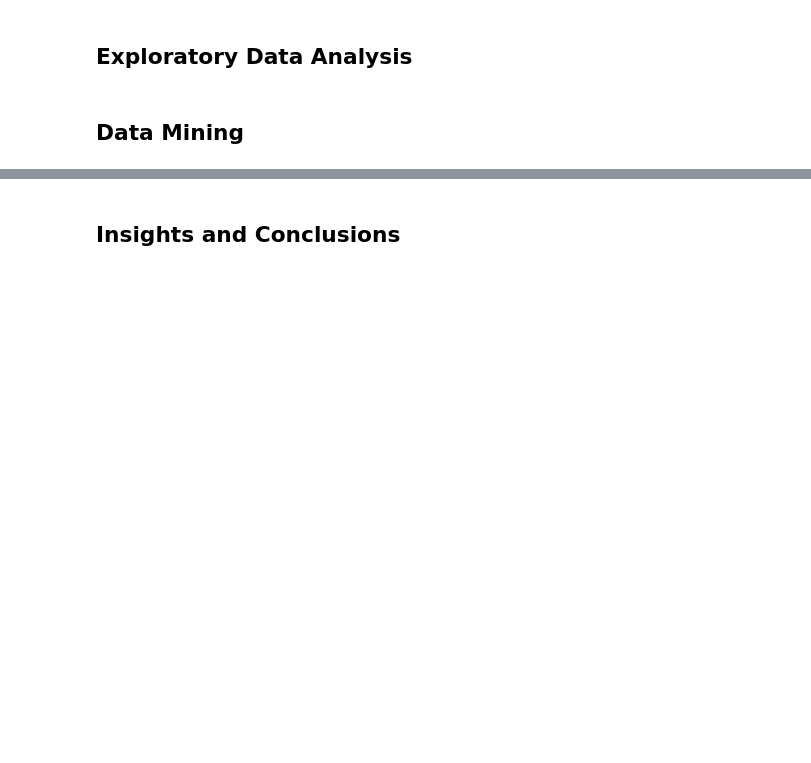
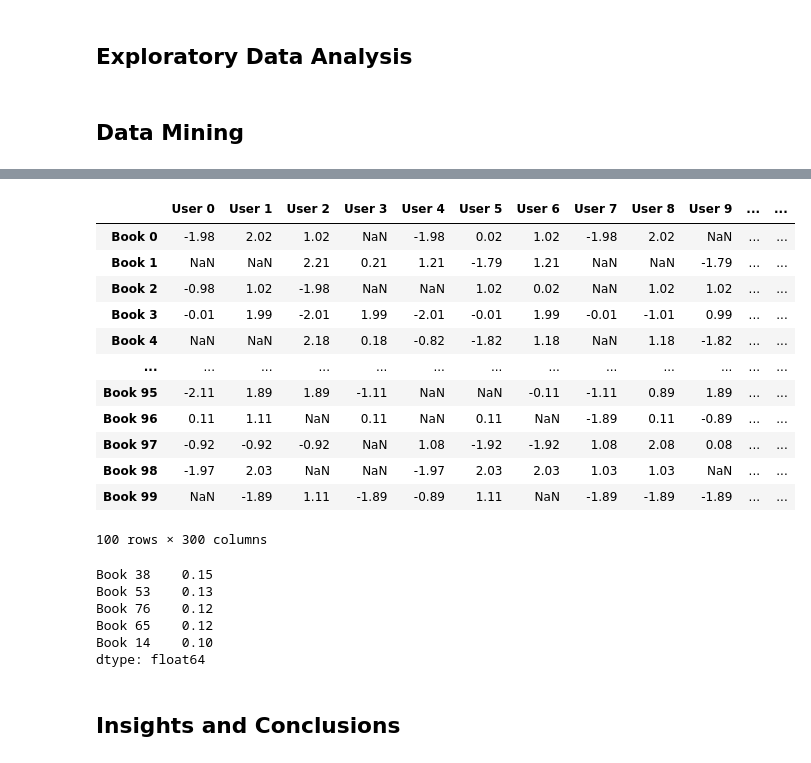
Before and after one commit to francheska-vicente/csmodel-project2, a Jupyter notebook: CSMODEL-Project2-S11-Group28.ipynb, the cells around one changed output, grey strips where cells are left out. Saved outputs shown, nothing was run; the diff lists cells and outputs as text; code cells hidden in the pictures; blank space fills up the shorter version.

```diff
--- a/CSMODEL-Project2-S11-Group28.ipynb
+++ b/CSMODEL-Project2-S11-Group28.ipynb
@@ -38,0 +68,5 @@ SyntaxError: invalid syntax (collaborative_filtering.py, line 1)
+# %%
+cfilter = CollaborativeFiltering(5)
+# %%
+mean = cfilter.get_row_mean(book_df)
+mean
@@ -39,3 +86,32 @@ SyntaxError: invalid syntax (collaborative_filtering.py, line 1)
+# %%
+normalized_df = cfilter.normalize_data(book_df, mean)
+normalized_df.round(2)
+# %% [output]
+|  | User 0 | User 1 | User 2 | User 3 | User 4 | User 5 | User 6 | User 7 | User 8 | User 9 | ... | ... |
+| Book 0 | -1.98 | 2.02 | 1.02 | NaN | -1.98 | 0.02 | 1.02 | -1.98 | 2.02 | NaN | ... | ... |
+| Book 1 | NaN | NaN | 2.21 | 0.21 | 1.21 | -1.79 | 1.21 | NaN | NaN | -1.79 | ... | ... |
+| Book 2 | -0.98 | 1.02 | -1.98 | NaN | NaN | 1.02 | 0.02 | NaN | 1.02 | 1.02 | ... | ... |
+| Book 3 | -0.01 | 1.99 | -2.01 | 1.99 | -2.01 | -0.01 | 1.99 | -0.01 | -1.01 | 0.99 | ... | ... |
+| Book 4 | NaN | NaN | 2.18 | 0.18 | -0.82 | -1.82 | 1.18 | NaN | 1.18 | -1.82 | ... | ... |
+| ... | ... | ... | ... | ... | ... | ... | ... | ... | ... | ... | ... | ... |
+| Book 95 | -2.11 | 1.89 | 1.89 | -1.11 | NaN | NaN | -0.11 | -1.11 | 0.89 | 1.89 | ... | ... |
+| Book 96 | 0.11 | 1.11 | NaN | 0.11 | NaN | 0.11 | NaN | -1.89 | 0.11 | -0.89 | ... | ... |
+| Book 97 | -0.92 | -0.92 | -0.92 | NaN | 1.08 | -1.92 | -1.92 | 1.08 | 2.08 | 0.08 | ... | ... |
+| Book 98 | -1.97 | 2.03 | NaN | NaN | -1.97 | 2.03 | 2.03 | 1.03 | 1.03 | NaN | ... | ... |
+| Book 99 | NaN | -1.89 | 1.11 | -1.89 | -0.89 | 1.11 | NaN | -1.89 | -1.89 | -1.89 | ... | ... |
+100 rows × 300 columns
+# %%
+book0 = book_df.iloc[0, :]
+other_books = book_df.iloc[1:, :]
+similar_books = cfilter.get_k_similar(other_books, book0)
+print(similar_books[1].round(2))
+# %% [output]
+Book 38    0.15
+Book 53    0.13
+Book 76    0.12
+Book 65    0.12
+Book 14    0.10
+dtype: float64
 # %% [markdown]
 ## Insights and Conclusions
 # %% [markdown]
```
Also changed, not shown: parts of 4 cells of this notebook.
